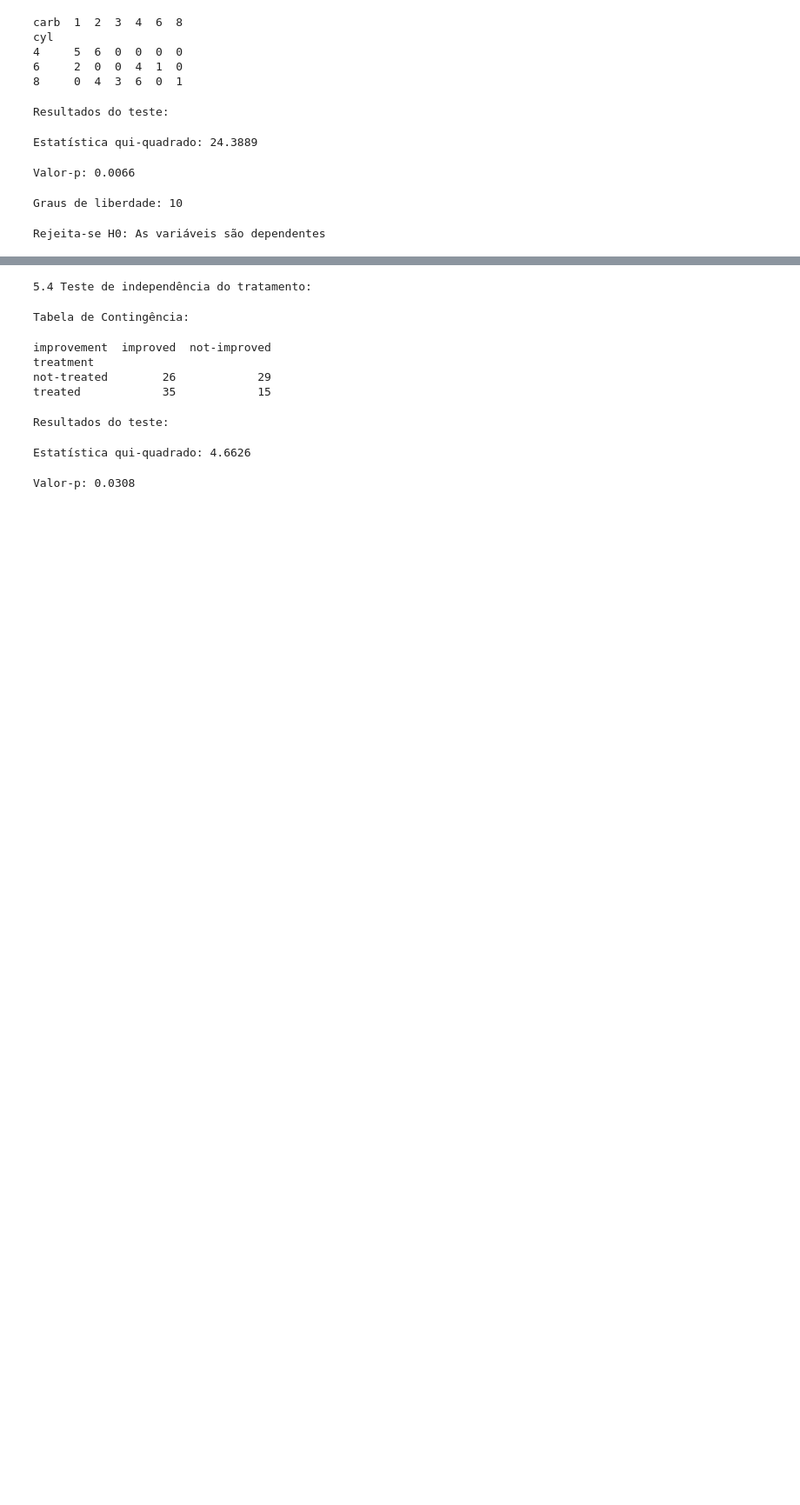
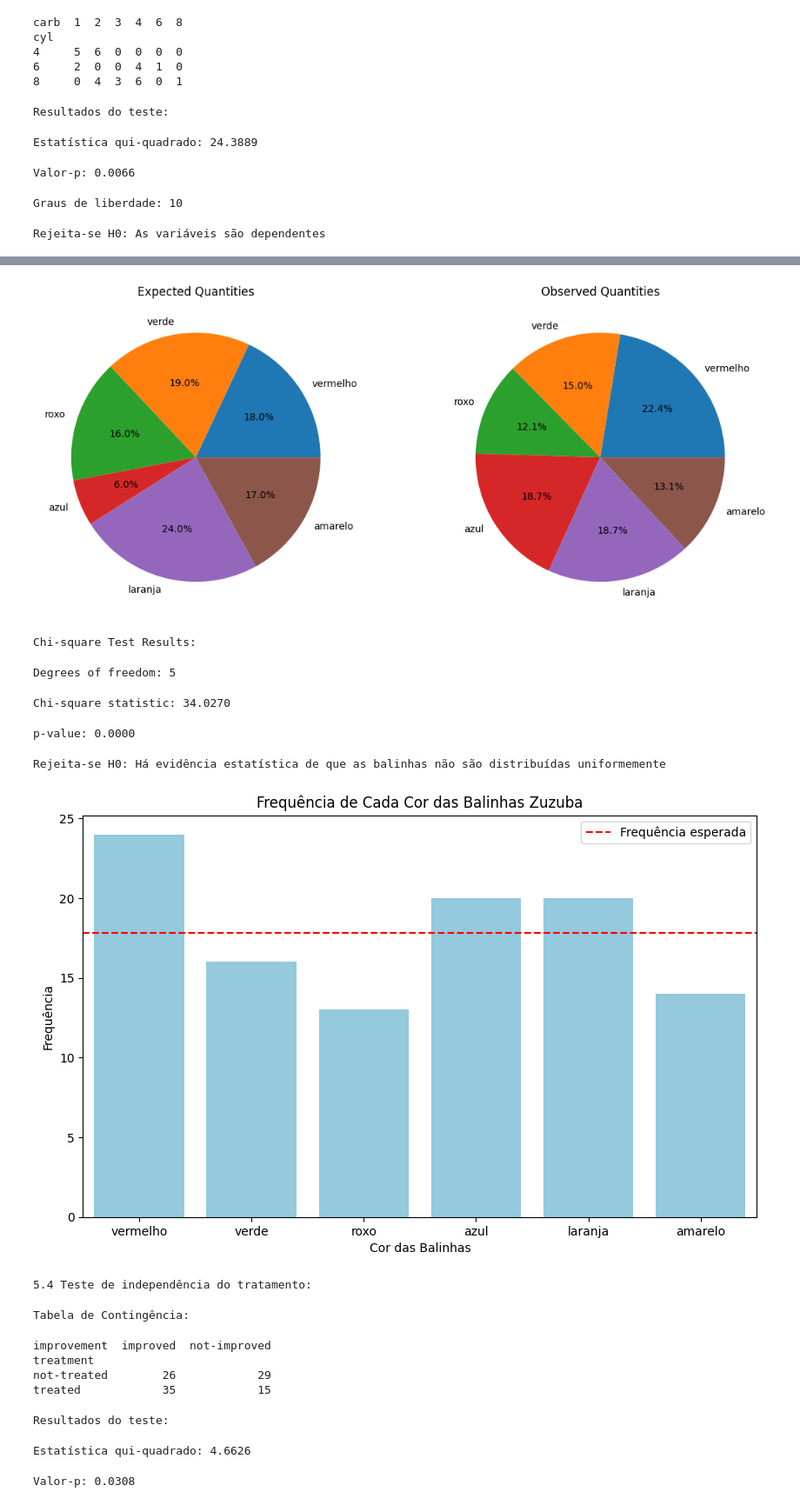
Before and after one commit to tomast1337/GCC1625_T1, a Jupyter notebook: IE_T2_NICOLAS_VYCAS_NERY.ipynb, the cells around one changed output, grey strips where cells are left out. Shown at 87% size. Drawn from its saved outputs; the diff is of its cells as text; code cells hidden in the pictures; blank space fills up the shorter version.

Commit message:
Add new analysis functions for enhanced data processing

```diff
--- a/IE_T2_NICOLAS_VYCAS_NERY.ipynb
+++ b/IE_T2_NICOLAS_VYCAS_NERY.ipynb
@@ -525,3 +481,74 @@ ValueError: For each axis slice, the sum of the observed frequencies must agree
+# %%
+import matplotlib.pyplot as plt
+import numpy as np
+from scipy import stats
+
+# Data from Table 1
+colors = ["vermelho", "verde", "roxo", "azul", "laranja", "amarelo"]
+expected = [18, 19, 16, 6, 24, 17]
+observed = [24, 16, 13, 20, 20, 14]
+
+# Create pie charts
+plt.figure(figsize=(12, 5))
+
+# Expected values pie chart
+plt.subplot(121)
+plt.pie(expected, labels=colors, autopct="%1.1f%%")
+plt.title("Expected Quantities")
+
+# Observed values pie chart
+plt.subplot(122)
+plt.pie(observed, labels=colors, autopct="%1.1f%%")
+plt.title("Observed Quantities")
+
+plt.tight_layout()
+plt.show()
+
+# Normalize expected frequencies to match the sum of observed frequencies
+expected = np.array(expected) * (np.sum(observed) / np.sum(expected))
+
+# Perform chi-square test
+chi2_stat, p_valor = stats.chisquare(observed, expected)
+
+
+# Degrees of freedom
+df = len(colors) - 1
+
+print("\nChi-square Test Results:")
+print(f"Degrees of freedom: {df}")
+print(f"Chi-square statistic: {chi2_stat:.4f}")
+print(f"p-value: {p_valor:.4f}")
+
+# Make conclusion
+alpha = 0.10  # significance level of 10%
+if p_valor < alpha:
+    print(
+        "Rejeita-se H0: Há evidência estatística de que as balinhas não são distribuídas uniformemente"
+    )
+else:
+    print(
+        "Não se rejeita H0: Não há evidência estatística de que as balinhas não são distribuídas uniformemente"
+    )
+
+# Create bar plot for observed frequencies
+plt.figure(figsize=(10, 6))
+sns.barplot(x=colors, y=observed, color="skyblue")
+plt.axhline(
+    y=np.mean(expected), color="red", linestyle="--", label="Frequência esperada"
+)
+plt.title("Frequência de Cada Cor das Balinhas Zuzuba")
+plt.xlabel("Cor das Balinhas")
+plt.ylabel("Frequência")
+plt.legend()
+plt.show()
+# %% [output]
+[figure, added]
+Chi-square Test Results:
+Degrees of freedom: 5
+Chi-square statistic: 34.0270
+p-value: 0.0000
+Rejeita-se H0: Há evidência estatística de que as balinhas não são distribuídas uniformemente
+[figure, added]
 # %%
 import numpy as np
 from scipy import stats
```
Also changed, not shown: parts of 1 cell of this notebook.
